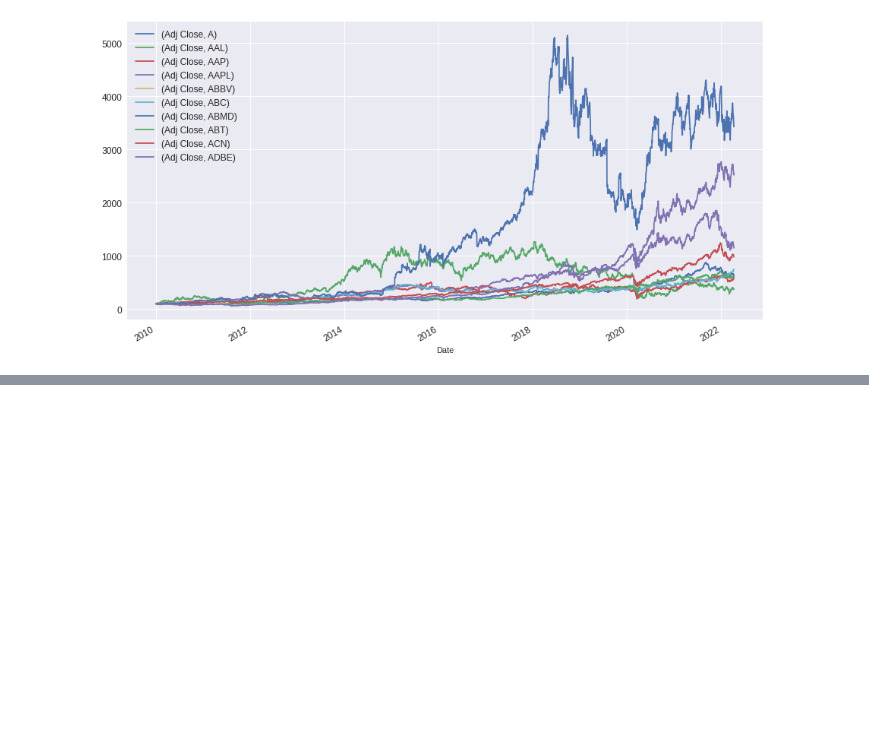
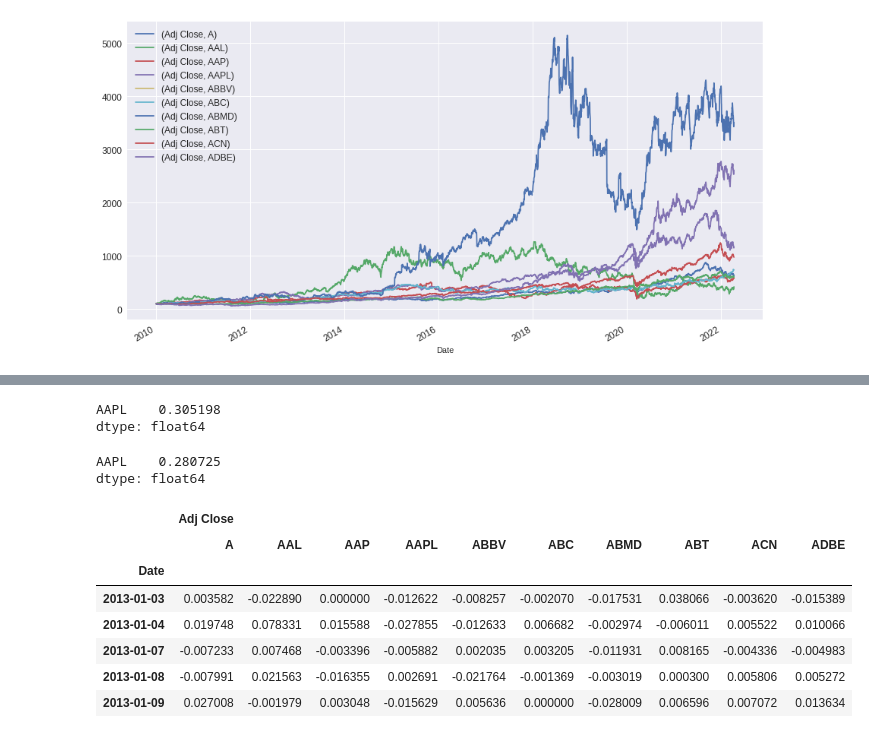
Before and after one commit to salmankhaliq22/Stock-Screener-using-Technical-Analysis-and-Efficient-Frontiers, a Jupyter notebook: 03-Normalizing the stocks data.ipynb, the cells around one changed output, grey strips where cells are left out. Saved outputs shown, nothing was run; the diff lists cells and outputs as text; code cells hidden in the pictures; blank space fills up the shorter version.

```diff
--- a/03-Normalizing the stocks data.ipynb
+++ b/03-Normalizing the stocks data.ipynb
@@ -380,0 +526,7 @@ aapl
+# %%
+# multiply the daily mean returns with the working days of the year(252) to get annual_mean_return
+annual_mean_returns = daily_mean_returns * 252
+annual_mean_returns
+# %% [output]
+AAPL    0.305198
+dtype: float64
@@ -380,0 +535,6 @@ aapl
+# %%
+annual_std_returns = std_daily * np.sqrt(252)
+annual_std_returns
+# %% [output]
+AAPL    0.280725
+dtype: float64
@@ -380,0 +544,11 @@ aapl
+# %%
+returns.head()
+# %% [output]
+|  | Adj Close |  |  |  |  |  |  |  |  |  |
+|  | A | AAL | AAP | AAPL | ABBV | ABC | ABMD | ABT | ACN | ADBE |
+| Date |  |  |  |  |  |  |  |  |  |  |
+| 2013-01-03 | 0.003582 | -0.022890 | 0.000000 | -0.012622 | -0.008257 | -0.002070 | -0.017531 | 0.038066 | -0.003620 | -0.015389 |
+| 2013-01-04 | 0.019748 | 0.078331 | 0.015588 | -0.027855 | -0.012633 | 0.006682 | -0.002974 | -0.006011 | 0.005522 | 0.010066 |
+| 2013-01-07 | -0.007233 | 0.007468 | -0.003396 | -0.005882 | 0.002035 | 0.003205 | -0.011931 | 0.008165 | -0.004336 | -0.004983 |
+| 2013-01-08 | -0.007991 | 0.021563 | -0.016355 | 0.002691 | -0.021764 | -0.001369 | -0.003019 | 0.000300 | 0.005806 | 0.005272 |
+| 2013-01-09 | 0.027008 | -0.001979 | 0.003048 | -0.015629 | 0.005636 | 0.000000 | -0.028009 | 0.006596 | 0.007072 | 0.013634 |
```
Also changed, not shown: parts of 34 cells of this notebook.
